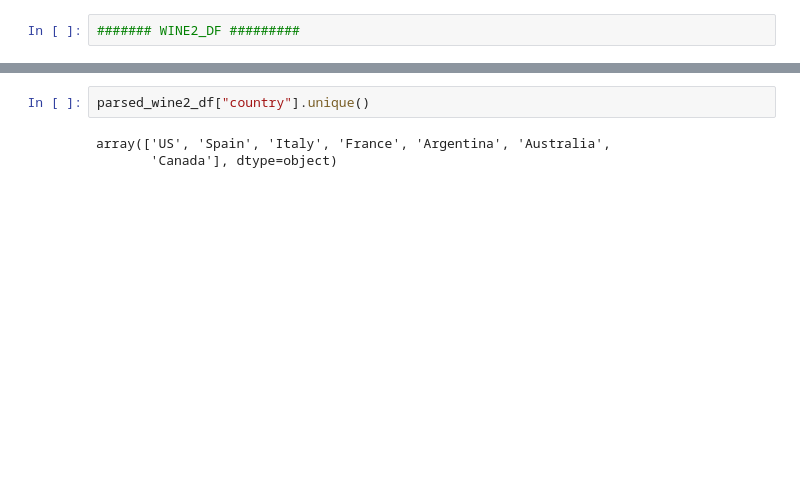
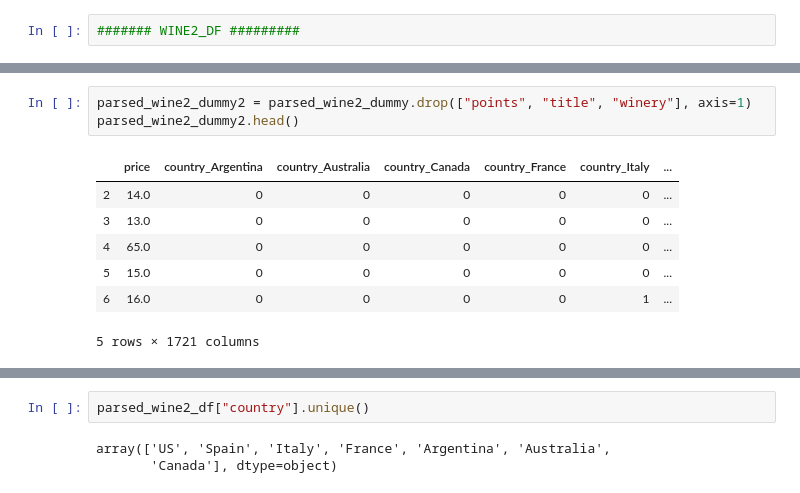
Before and after one commit to Dan-Bruen/WIne-Predictions, a Jupyter notebook: wine-ML-FC.ipynb, the cells around one changed output, grey strips where cells are left out. Cells and saved outputs as stored; diff of their text form; blank space fills up the shorter version.

```diff
--- a/wine-ML-FC.ipynb
+++ b/wine-ML-FC.ipynb
@@ -203,0 +255,11 @@ Text(0.5, 1.0, 'Residual Plot')
+# %%
+parsed_wine2_dummy2 = parsed_wine2_dummy.drop(["points", "title", "winery"], axis=1)
+parsed_wine2_dummy2.head()
+# %% [output]
+|  | price | country_Argentina | country_Australia | country_Canada | country_France | country_Italy | ... |
+| 2 | 14.0 | 0 | 0 | 0 | 0 | 0 | ... |
+| 3 | 13.0 | 0 | 0 | 0 | 0 | 0 | ... |
+| 4 | 65.0 | 0 | 0 | 0 | 0 | 0 | ... |
+| 5 | 15.0 | 0 | 0 | 0 | 0 | 0 | ... |
+| 6 | 16.0 | 0 | 0 | 0 | 0 | 1 | ... |
+5 rows × 1721 columns
```
Also changed, not shown: parts of 21 cells of this notebook.
